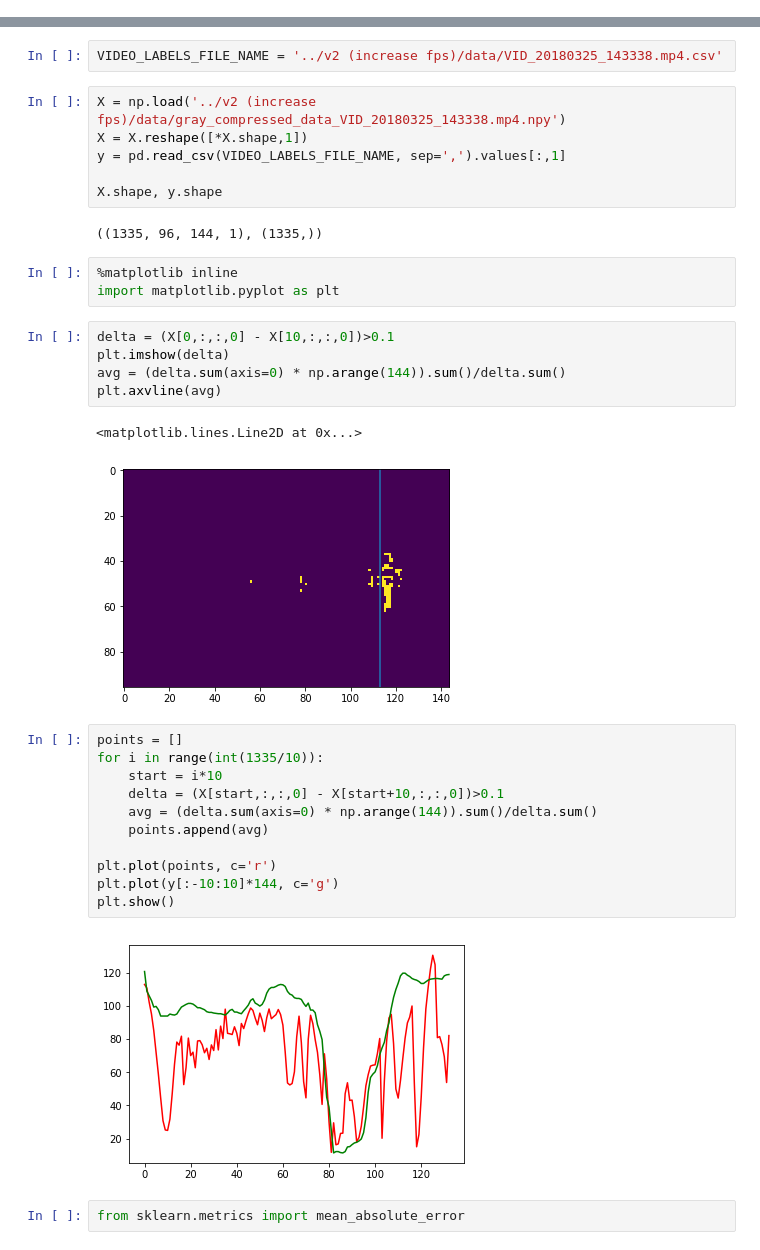
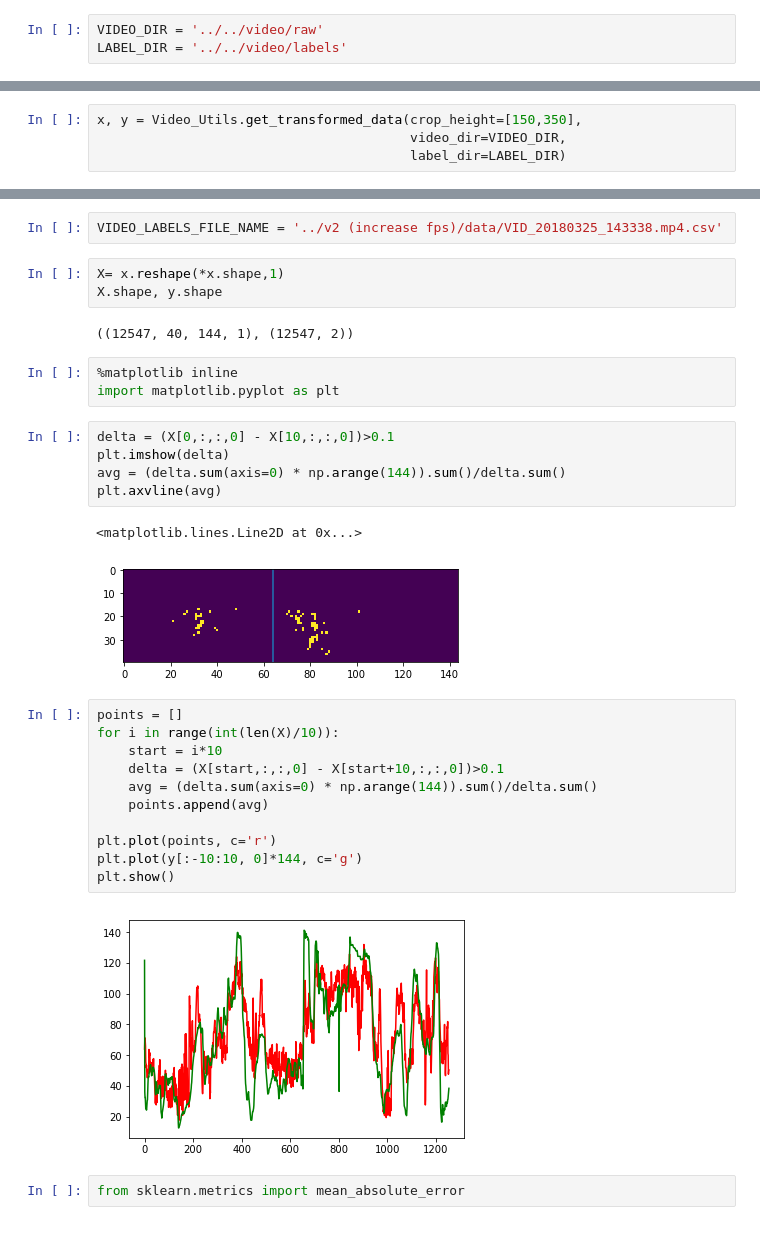
Before and after one commit to ZackAkil/robo-videographer-app, a Jupyter notebook: machine_learning/heuristic/1#.ipynb, the cells around one changed output, grey strips where cells are left out. Cells and saved outputs as stored; diff of their text form.

Commit message:
use proper data show better results from heuristic model

```diff
--- a/machine_learning/heuristic/1#.ipynb
+++ b/machine_learning/heuristic/1#.ipynb
@@ -5,0 +9,3 @@ import numpy as np
+# %%
+VIDEO_DIR = '../../video/raw'
+LABEL_DIR = '../../video/labels'
@@ -5,0 +29,4 @@ import numpy as np
+# %%
+x, y = Video_Utils.get_transformed_data(crop_height=[150,350],
+                                        video_dir=VIDEO_DIR,
+                                        label_dir=LABEL_DIR)
@@ -6,13 +51,10 @@ import numpy as np
 # %%
 VIDEO_LABELS_FILE_NAME = '../v2 (increase fps)/data/VID_20180325_143338.mp4.csv'
-# %%
-X = np.load('../v2 (increase fps)/data/gray_compressed_data_VID_20180325_143338.mp4.npy')
-X = X.reshape([*X.shape,1])
-y = pd.read_csv(VIDEO_LABELS_FILE_NAME, sep=',').values[:,1]
-
-X.shape, y.shape
-# %% [output]
-((1335, 96, 144, 1), (1335,))
+# %%
+X= x.reshape(*x.shape,1)
+X.shape, y.shape
+# %% [output]
+((12547, 40, 144, 1), (12547, 2))
 # %%
 %matplotlib inline
 import matplotlib.pyplot as plt
@@ -23,20 +65,20 @@ avg = (delta.sum(axis=0) * np.arange(144)).sum()/delta.sum()
 plt.axvline(avg)
 # %% [output]
 <matplotlib.lines.Line2D at 0x...>
-[figure, old version]
+[figure, new version]
 # %%
 points = []
-for i in range(int(1335/10)):
+for i in range(int(len(X)/10)):
     start = i*10
     delta = (X[start,:,:,0] - X[start+10,:,:,0])>0.1
     avg = (delta.sum(axis=0) * np.arange(144)).sum()/delta.sum()
     points.append(avg)
 
 plt.plot(points, c='r')
-plt.plot(y[:-10:10]*144, c='g')
+plt.plot(y[:-10:10, 0]*144, c='g')
 plt.show()
 # %% [output]
-[figure, old version]
+[figure, new version]
 # %%
 from sklearn.metrics import mean_absolute_error
 # %%
```
Also changed, not shown: parts of 15 cells of this notebook, 1 other file.
